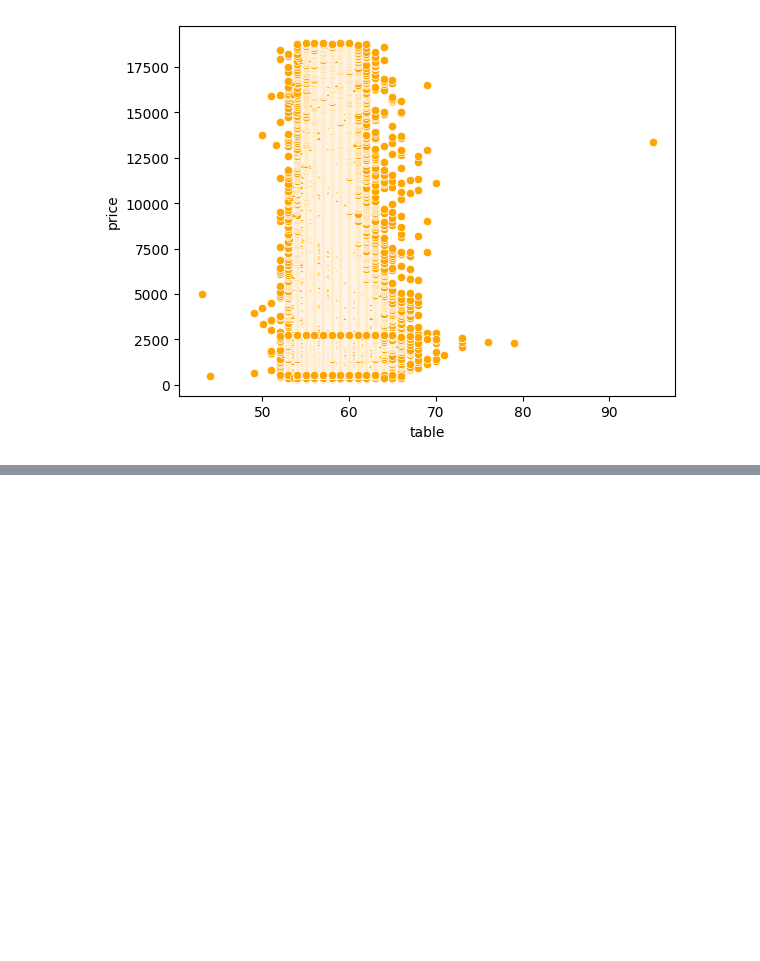
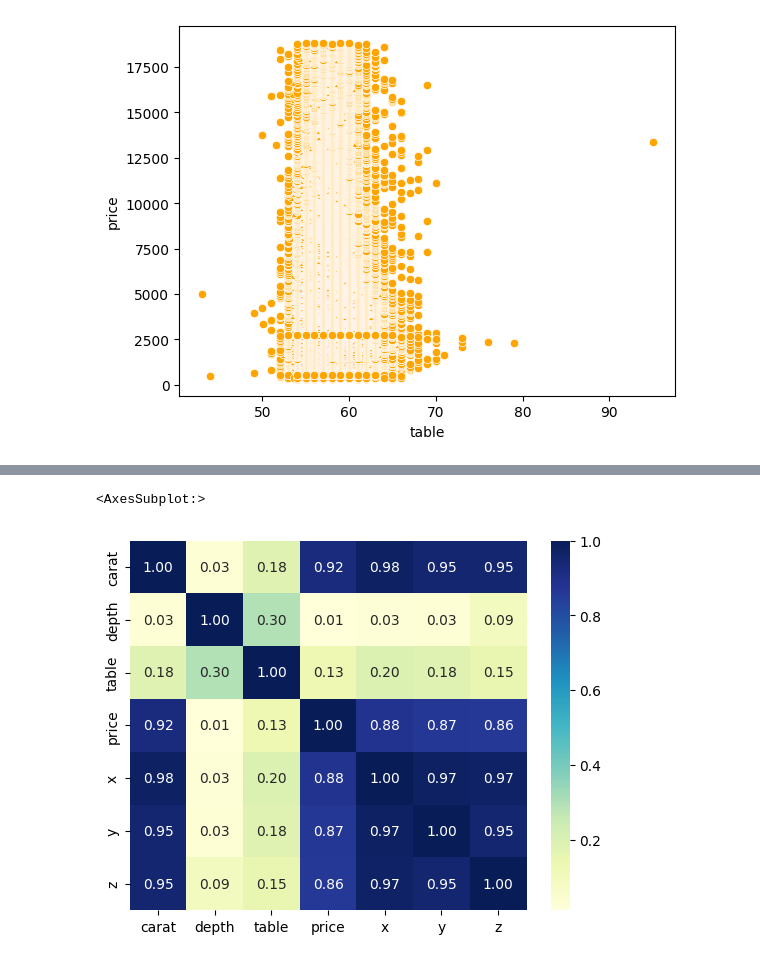
Before and after one commit to BetoRdz01/Tarea1, a Jupyter notebook: actividad_UNO_entrega.ipynb, the cells around one changed output, grey strips where cells are left out. Saved outputs shown, nothing was run; the diff lists cells and outputs as text; code cells hidden in the pictures; blank space fills up the shorter version.

Commit message:
Add files via upload
Archivo en Visual Studio.

```diff
--- a/actividad_UNO_entrega.ipynb
+++ b/actividad_UNO_entrega.ipynb
@@ -558,3 +558,7 @@ sns.scatterplot(x='table', y='price', color="orange", data=data_clean)
 # %% [output]
 <AxesSubplot:xlabel='table', ylabel='price'>
 [figure]
+# %%
+#Encontramos todas las correlaciones entre las variables
+Corr_Factors=df.corr()
+Corr_Factors
@@ -560,0 +574,4 @@ sns.scatterplot(x='table', y='price', color="orange", data=data_clean)
+# %%
+#Encontramos el valor absoluto de todas las correlaciones entre las variables
+Corr_Factors1= abs(Corr_Factors)
+Corr_Factors1
@@ -561,2 +587,9 @@ sns.scatterplot(x='table', y='price', color="orange", data=data_clean)
+# %%
+#Ajustamos el mapa de calor de los coeficientes de correlación
+Heat_Map= sns.heatmap(Corr_Factors1, cmap = 'YlGnBu', annot=True, fmt=".2f")
+Heat_Map
+# %% [output]
+<AxesSubplot:>
+[figure, added]
 # %%
 #tabla comparativa
```
Also changed, not shown: parts of 9 cells of this notebook.
